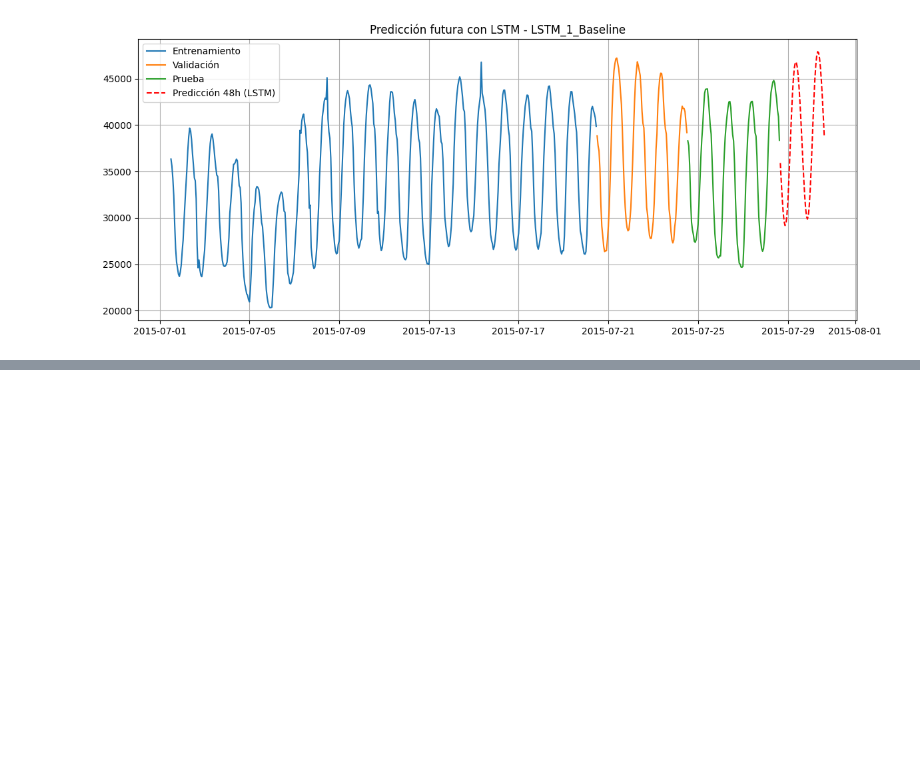
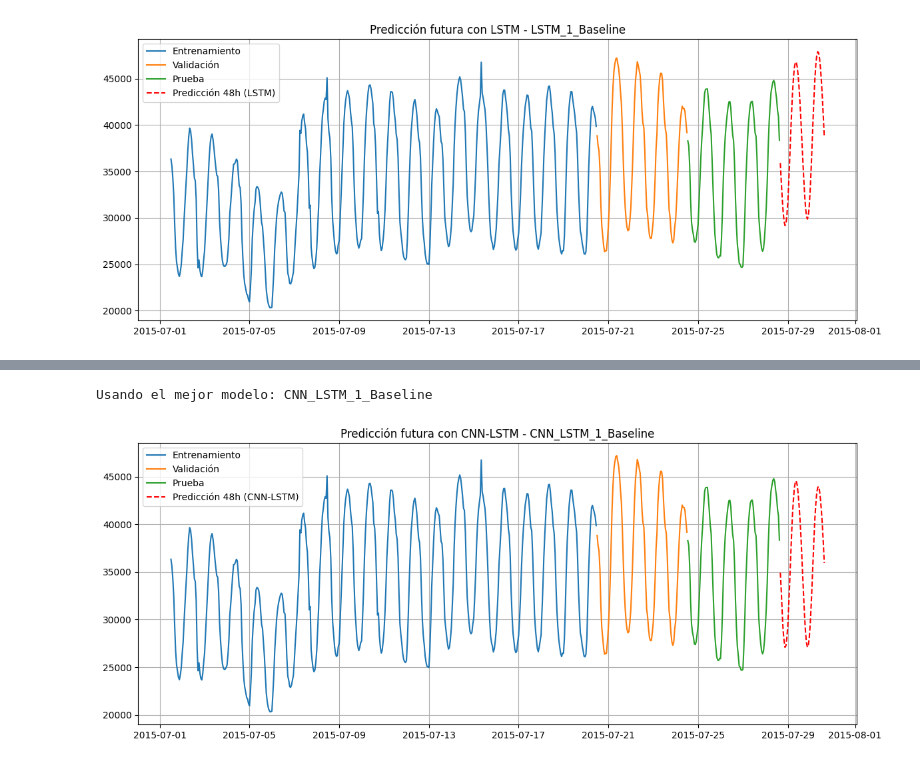
Before and after one commit to dafnetamayo/examen2MNL, a Jupyter notebook: Examen_Tema 2-2025-I/univariate/Examen2_Tema2.ipynb, the cells around one changed output, grey strips where cells are left out. Cells and saved outputs as stored; diff of their text form; code cells hidden in the pictures; blank space fills up the shorter version.

```diff
--- a/Examen_Tema 2-2025-I/univariate/Examen2_Tema2.ipynb
+++ b/Examen_Tema 2-2025-I/univariate/Examen2_Tema2.ipynb
@@ -1031,0 +1139,47 @@ Usando el mejor modelo: LSTM_1_Baseline
+# %%
+def predict_future_steps_cnn_lstm(test_norm, n_steps, results, min_val, max_val,
+                                  serie_train, serie_val, serie_test, future_horizon=48):
+    best_model_key = min(results, key=lambda x: results[x]['MAE'])
+    best_model = results[best_model_key]['model']
+    print(f"Usando el mejor modelo: {best_model_key}")
+
+    last_window = test_norm[-n_steps:]
+    current_input = np.array(last_window, dtype=np.float32).reshape((1, n_steps, 1))
+
+    predictions = []
+    for _ in range(future_horizon):
+        next_pred = best_model.predict(current_input, verbose=0)[0][0]
+        predictions.append(next_pred)
+        current_input = np.append(current_input[:, 1:, :], [[[next_pred]]], axis=1)
+
+    predictions_denorm = np.array(predictions) * (max_val - min_val) + min_val
+    time_steps = pd.date_range(start=serie_test.index[-1] + pd.Timedelta(hours=1),
+                               periods=future_horizon, freq='h')
+
+    plt.figure(figsize=(12, 5))
+    plt.plot(serie_train.index, serie_train, label='Entrenamiento')
+    plt.plot(serie_val.index, serie_val, label='Validación')
+    plt.plot(serie_test.index, serie_test, label='Prueba')
+    plt.plot(time_steps, predictions_denorm, label='Predicción 48h (CNN-LSTM)', color='red', linestyle='--')
+    plt.title(f"Predicción futura con CNN-LSTM - {best_model_key}")
+    plt.legend()
+    plt.grid(True)
+    plt.tight_layout()
+    plt.show()
+
+    return predictions_denorm
+# %%
+predictions_48h_cnn_lstm = predict_future_steps_cnn_lstm(
+    test_norm=test_norm,
+    n_steps=n_steps,
+    results=results_cnn_lstm,
+    min_val=min_val,
+    max_val=max_val,
+    serie_train=serie_train,
+    serie_val=serie_val,
+    serie_test=serie_test,
+    future_horizon=48
+)
+# %% [output]
+Usando el mejor modelo: CNN_LSTM_1_Baseline
+[figure, added]
```
Also changed, not shown: parts of 7 cells of this notebook.
